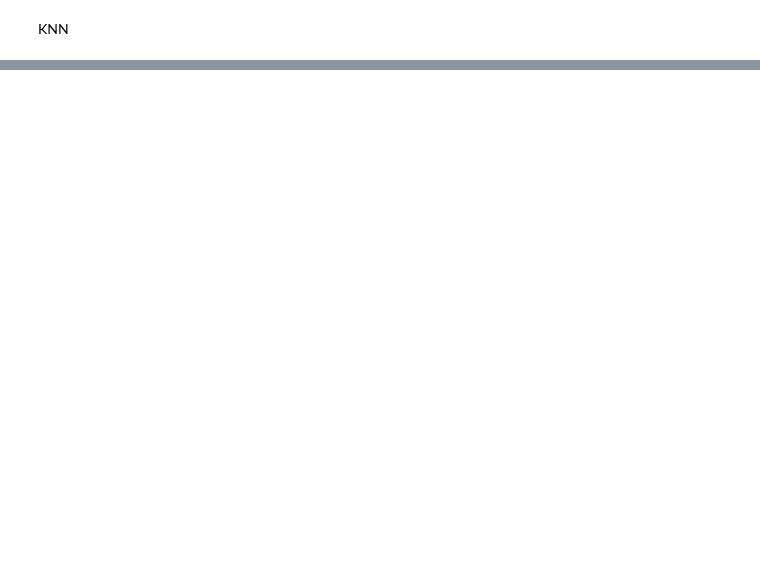
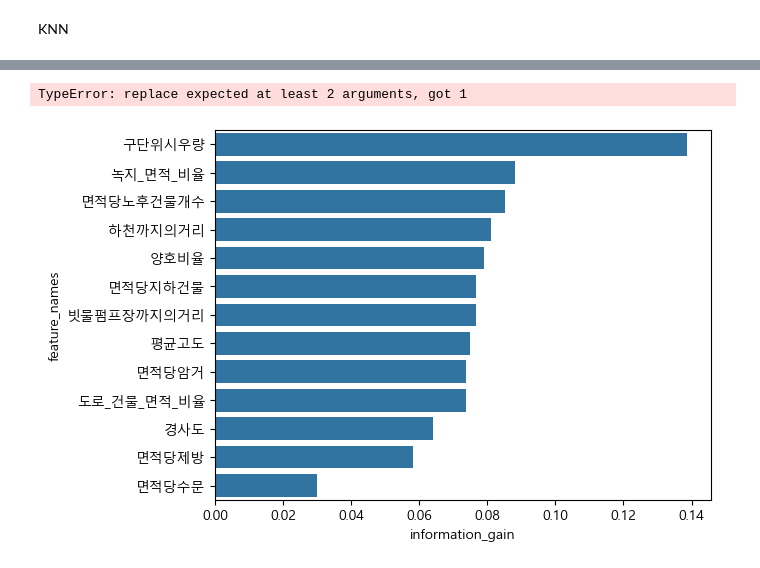
Before and after one commit to Apple03244/Total_Projects, a Jupyter notebook: Team_Projects/005_서울시빅데이터/침수여부/침수여부.ipynb, the cells around one changed output, grey strips where cells are left out. Saved outputs shown, nothing was run; the diff lists cells and outputs as text; code cells hidden in the pictures; blank space fills up the shorter version.

```diff
--- a/Team_Projects/005_서울시빅데이터/침수여부/침수여부.ipynb
+++ b/Team_Projects/005_서울시빅데이터/침수여부/침수여부.ipynb
@@ -156,0 +163,7 @@ knn_ensemble.oob_score_
+# %%
+info_df=pd.DataFrame(RT_random_search.best_estimator_.feature_importances_,index=RT_model.feature_names_in_,columns=["information_gain"])
+# %%
+info_df.sort_values(["information_gain"],ascending=False,inplace=True)
+# %%
+info_df=info_df.reset_index().rename(columns={'index':"feature_names"})
+info_df
@@ -156,0 +185,13 @@ knn_ensemble.oob_score_
+# %%
+import matplotlib.pyplot as plt
+import seaborn as sb
+plt.rcParams["font.family"]="Malgun Gothic"
+
+plt.figure()
+sb.barplot(x=info_df["information_gain"],y=info_df["feature_names"])
+#plt.title("Information_Gain")
+plt.xticks(labels=[x.replace("_") for x in info_df["feature_names"]])
+plt.show()
+# %% [output]
+TypeError: replace expected at least 2 arguments, got 1
+[figure, added]
```
Also changed, not shown: parts of 20 cells of this notebook.
